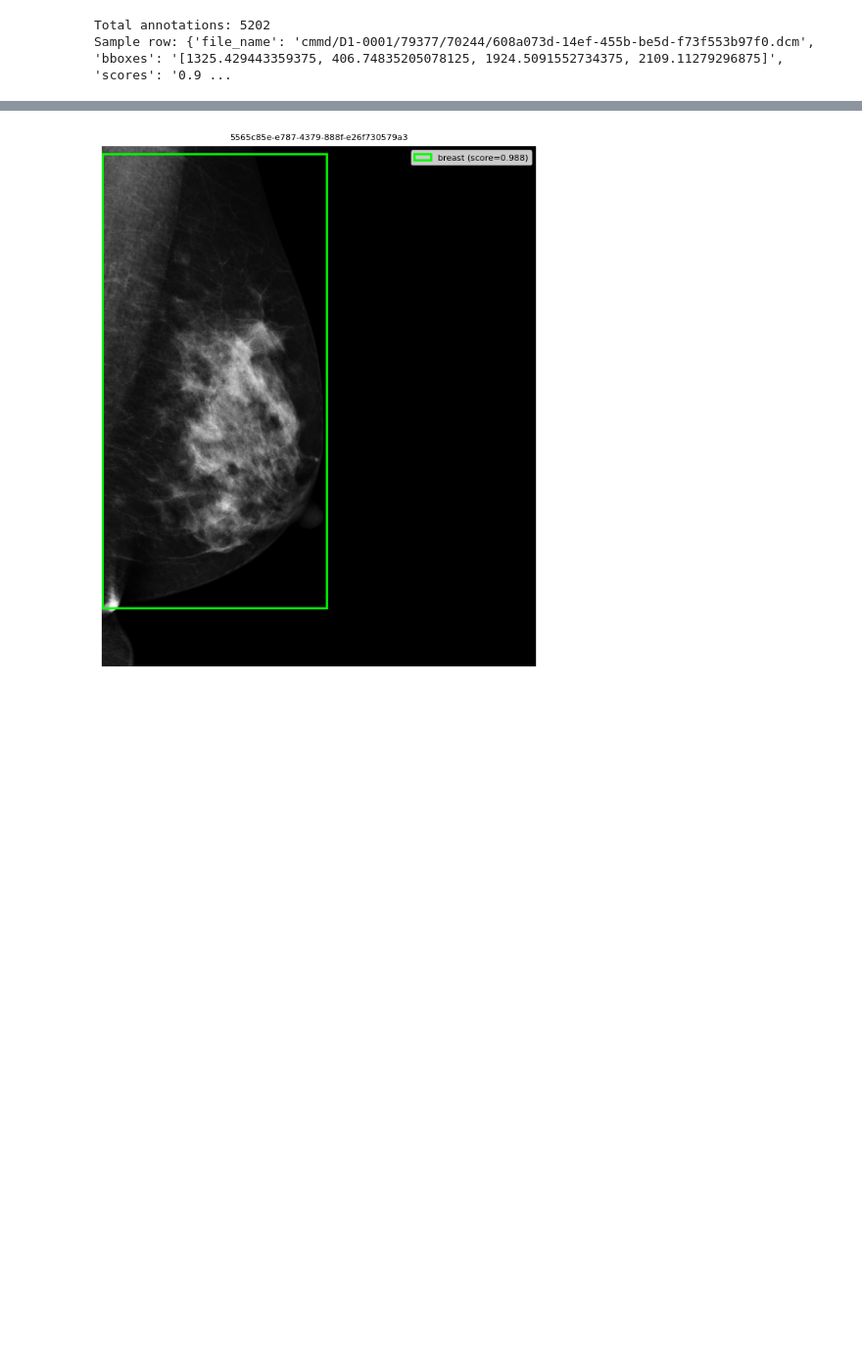
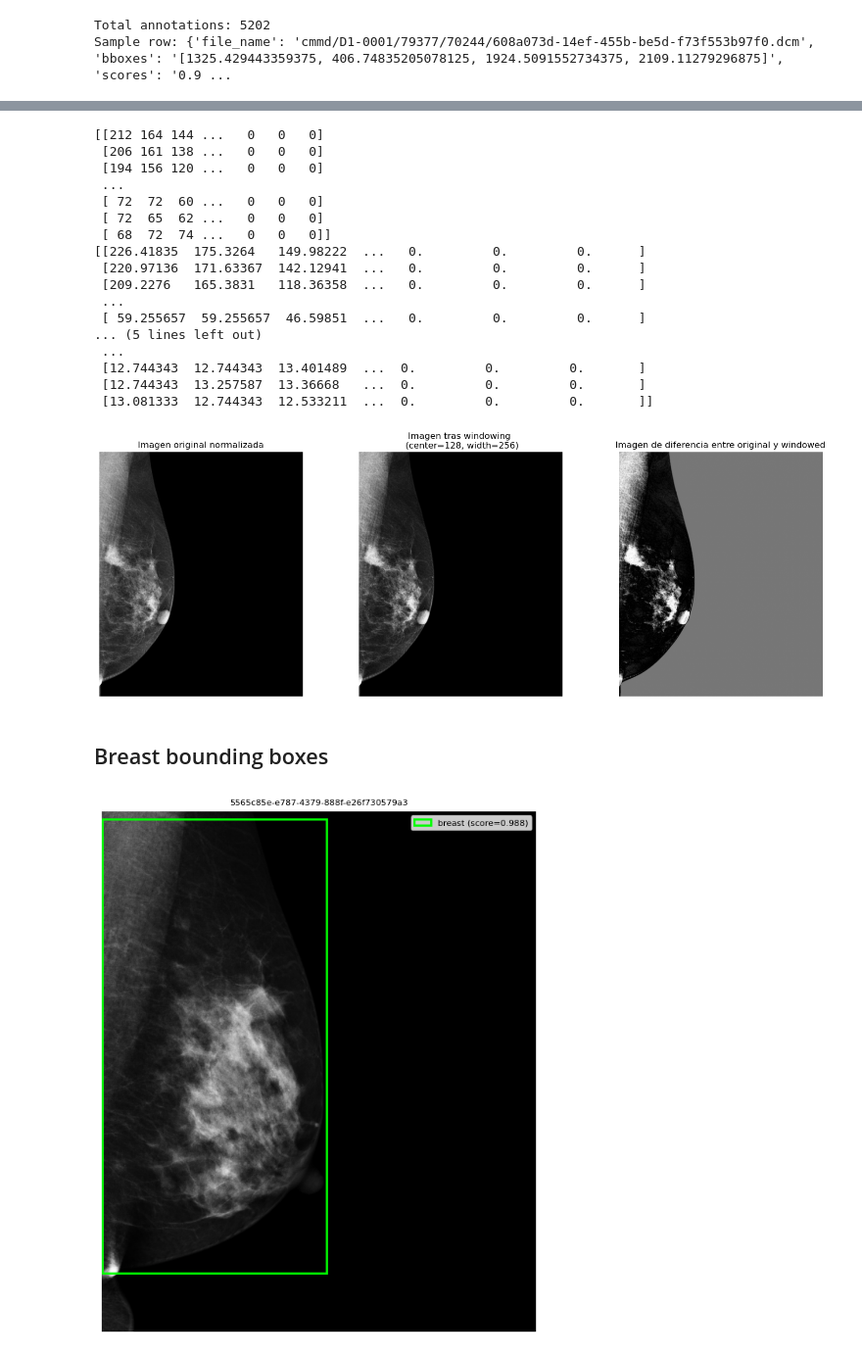
Before and after one commit to eloygarcia/Preprocessing, a Jupyter notebook: notebooks/02_cmmd_breast_regions.ipynb, the cells around one changed output, grey strips where cells are left out. Shown at 98% size. Drawn from its saved outputs; the diff is of its cells as text; code cells hidden in the pictures; blank space fills up the shorter version.

```diff
--- a/notebooks/02_cmmd_breast_regions.ipynb
+++ b/notebooks/02_cmmd_breast_regions.ipynb
@@ -31,3 +197,45 @@ Sample row: {'file_name': 'cmmd/D1-0001/79377/70244/608a073d-14ef-455b-be5d-f73f
+# %%
+normalized_windowed = 255*(windowed_image-windowed_image.min())/(windowed_image.max()-windowed_image.min())
+figure, axes = plt.subplots(1, 3, figsize=(18, 6))
+
+axes[0].imshow(original_image, cmap='gray')
+axes[0].set_title('Imagen original normalizada')
+axes[0].axis('off')
+
+axes[1].imshow(normalized_windowed, cmap='gray')
+#axes[1].imshow(breast_mask, cmap='autumn', alpha=0.25)
+axes[1].set_title(f'Imagen tras windowing \n (center={voilut["window_center"]}, width={voilut["window_width"]})')
+axes[1].axis('off')
+
+axes[2].imshow(normalized_windowed - original_image, cmap='gray')
+#axes[2].imshow(breast_mask, cmap='autumn', alpha=0.25)
+axes[2].set_title(f'Imagen de diferencia entre original y windowed')
+axes[2].axis('off')
+
+print(original_image)
+print(normalized_windowed)
+print(np.abs(normalized_windowed - original_image))
+# %% [output]
+[[212 164 144 ...   0   0   0]
+ [206 161 138 ...   0   0   0]
+ [194 156 120 ...   0   0   0]
+ ...
+ [ 72  72  60 ...   0   0   0]
+ [ 72  65  62 ...   0   0   0]
+ [ 68  72  74 ...   0   0   0]]
+[[226.41835  175.3264   149.98222  ...   0.         0.         0.      ]
+ [220.97136  171.63367  142.12941  ...   0.         0.         0.      ]
+ [209.2276   165.3831   118.36358  ...   0.         0.         0.      ]
+ ...
+ [ 59.255657  59.255657  46.59851  ...   0.         0.         0.      ]
+... (5 lines left out)
+ ...
+ [12.744343  12.744343  13.401489  ...  0.         0.         0.       ]
+ [12.744343  13.257587  13.36668   ...  0.         0.         0.       ]
+ [13.081333  12.744343  12.533211  ...  0.         0.         0.       ]]
+[figure, added]
+# %% [markdown]
+## Breast bounding boxes
 # %%
 def show_dicom_with_bbox(record, cmmd_root=CMMD_ROOT, ax=None):
     """Display a DICOM image with its breast bounding box.
```
Also changed, not shown: parts of 12 cells of this notebook, 4 other files.
